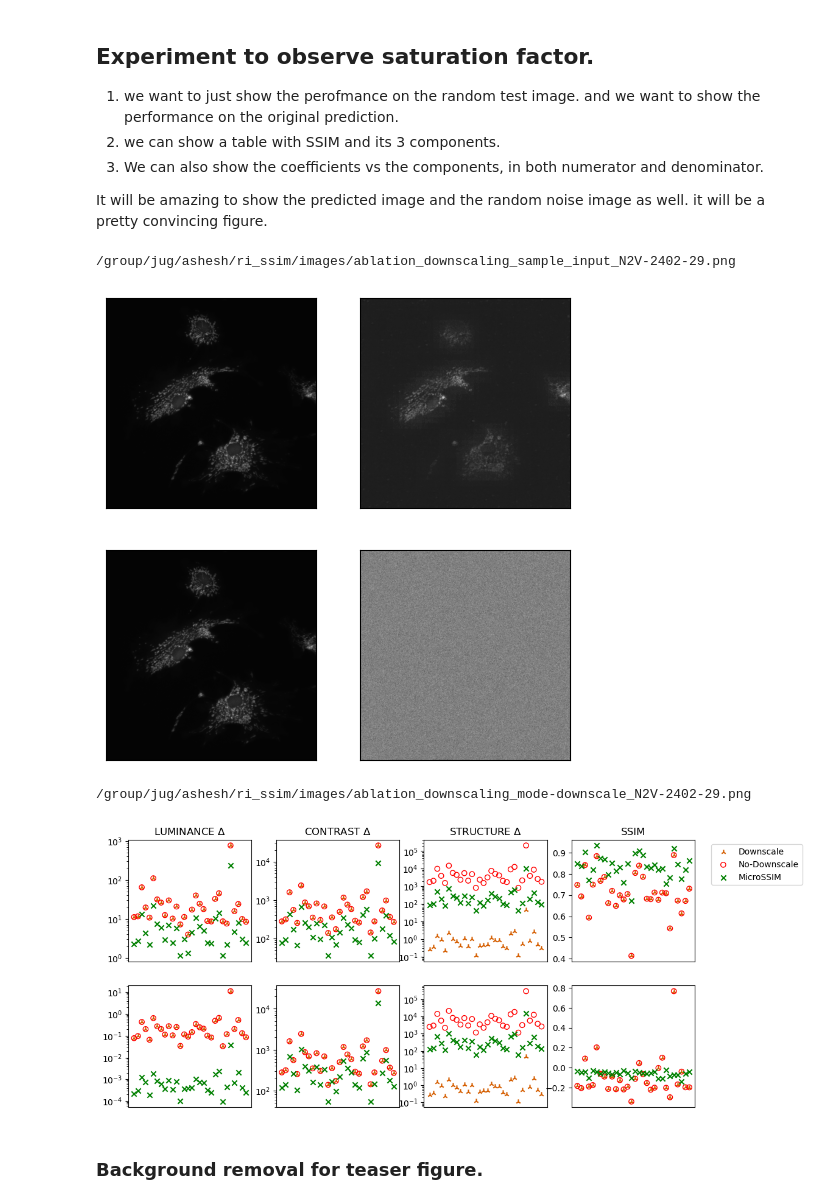
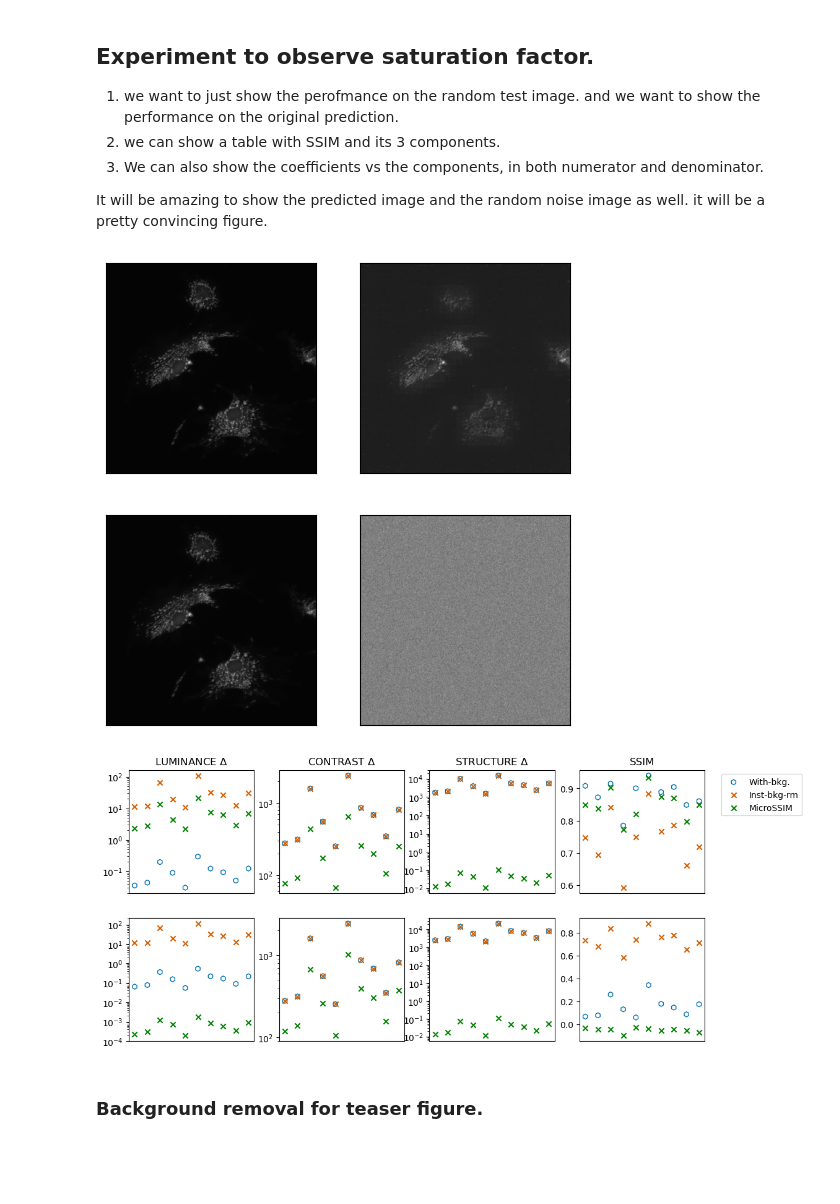
Before and after one commit to juglab/MicroSSIM, a Jupyter notebook: notebooks/Evaluate.ipynb, the cells around one changed output. Cells and saved outputs as stored; diff of their text form; code cells hidden in the pictures; blank space fills up the shorter version.

```diff
--- a/notebooks/Evaluate.ipynb
+++ b/notebooks/Evaluate.ipynb
@@ -43,7 +43,7 @@ noisy_gt_path = '/group/jug/ashesh/data/ventura_gigascience/mito-60x-noise2-lows
 # pred_path = '/group/jug/ashesh/downloads/Mito_pred.tif'
 # noisy_gt_path = gt_path
 # %%
-debug_mode = False
+debug_mode = True
 gt = load_tiff(gt_path)
 pred = load_tiff(pred_path)
 gt_lowsnr = load_tiff(noisy_gt_path)
@@ -93,19 +93,23 @@ def _normalize_random(rand_img):
 ## Obtain dataset level scaling factor
 # %%
 from ri_ssim.ri_ssim import get_transformation_params
+gt_all_norm = gt - BACKGROUND_OFFSET_TARGET
+all_max = gt_all_norm.max()
+normalizer = MaxNormalizer(all_max)
+gt_all_norm = normalizer.normalize(gt_all_norm)
+
 def microSSIM_pred_norm(data):
     data = data - BACKGROUND_OFFSET_PREDICTION
-    return data
+    # return data
+    return normalizer.normalize(data)
 
 def microSSIM_gt_norm(data):
     data = data - BACKGROUND_OFFSET_TARGET
-    return data
+    # return data
+    return normalizer.normalize(data)
 
 
-gt_all_norm = microSSIM_gt_norm(gt)
 pred_all_norm = microSSIM_pred_norm(pred)
-all_max = gt_all_norm.max()
-normalizer = MaxNormalizer(all_max)
 
 MICROSSIM_SCALE = get_transformation_params(gt_all_norm[::4], pred_all_norm[::4])
 MICROSSIM_SCALE
@@ -755,11 +759,26 @@ def get_multiplicative_factor_to_C(ssim_dict):
     return luminance_factors, contrast_factors, structure_factors
 
 
+# def _saturation_ablation_normalization(norm_mode, img, bkg_remove_fn):
+#     if norm_mode in ['microSSIM', 'no_downscale']:
+#         img_out = bkg_remove_fn(img)
+#     elif norm_mode == 'downscale':
+#         img_out = normalizer.normalize(bkg_remove_fn(img))
+#     elif norm_mode == 'no_bkg_rmv':
+#         img_out = img
+#     elif norm_mode == 'instance_pred_bkg_rmv':
+#         img_out = img - np.percentile(img, BACKGROUND_PERCENTILE, keepdims=False)
+#     else:
+#         raise ValueError(f'Invalid value for norm_mode: {norm_mode}')
+#     return img_out
 def _saturation_ablation_normalization(norm_mode, img, bkg_remove_fn):
-    if norm_mode in ['microSSIM', 'no_downscale']:
+    if norm_mode == 'microSSIM':
         img_out = bkg_remove_fn(img)
+    elif norm_mode in ['no_downscale','microSSIM_no_downscale']:
+        img_out = img - BACKGROUND_OFFSET_TARGET
+        assert abs(BACKGROUND_OFFSET_TARGET - BACKGROUND_OFFSET_PREDICTION) < 2, 'Change this logic then, you are assuming both are same'
     elif norm_mode == 'downscale':
-        img_out = normalizer.normalize(bkg_remove_fn(img))
+        img_out = bkg_remove_fn(img)
     elif norm_mode == 'no_bkg_rmv':
         img_out = img
     elif norm_mode == 'instance_pred_bkg_rmv':
@@ -770,7 +789,7 @@ def _saturation_ablation_normalization(norm_mode, img, bkg_remove_fn):
 # %%
 correct_pred_factorsdict = defaultdict(lambda: defaultdict(list))
 random_pred_factorsdict = defaultdict(lambda: defaultdict(list))#defaultdict(list)
-nsamples =30
+nsamples =10
 for norm_mode in ['no_bkg_rmv','instance_pred_bkg_rmv', 'no_downscale', 'downscale', 'microSSIM']:
     for idx in tqdm(range(nsamples)):
         gt_norm_mode = norm_mode
@@ -827,12 +846,11 @@ if save_to_file:
     print(fpath)
     plt.savefig(fpath, dpi=200)
 # %% [output]
-/group/jug/ashesh/ri_ssim/images/ablation_downscaling_sample_input_N2V-2402-29.png
 [figure]
 # %%
 from matplotlib.ticker import FormatStrFormatter
 import pandas as pd
-mode = 'downscale'
+mode = 'background' # 'downscale
 assert mode in ['background', 'downscale']
 _,ax = plt.subplots(figsize=(4*img_sz,1.9*img_sz),ncols=4,nrows=2)
 
@@ -868,35 +886,34 @@ for col_ix, key in enumerate(['luminance', 'contrast', 'structure', 'SSIM']):
     df = pd.DataFrame(random_pred_factorsdict['microSSIM'][key]).min(axis=1)
     ax[1,col_ix].scatter(df.index, df.values, label='MicroSSIM', color='green', marker='x')
 
     if key != 'SSIM':
         ax[0,col_ix].set_title(key.upper() + f' $\\Delta$', fontsize=12)
     else:
         ax[0,col_ix].set_title(key.upper(), fontsize=12)
 
     if key != 'SSIM':
         ax[0,col_ix].set_yscale('log')
         ax[1,col_ix].set_yscale('log')
 
 # handles, labels = ax[0,0].get_legend_handles_labels()
 # order = [1,0,2]
 # ax[0,0].legend([handles[idx] for idx in order],[labels[idx] for idx in order], loc='upper left', fontsize=10)
 # ax[0,3].legend(loc='lower right', fontsize=10)
 ax[0,3].legend(bbox_to_anchor=(1.1,1.0))
 for i in range(2):
     for j in range(4):
         ax[i,j].tick_params(axis='x',which='both',bottom=False, top=False,labelbottom=False)
 
 # ax[0,0].legend(loc='upper left', fontsize=10)
 # plt.tight_layout()
 if save_to_file:
     postfix= os.path.basename(gt_path).replace('gt-','').replace('.tif','.png')
     fname = f'ablation_downscaling_mode-{mode}_{postfix}'
     fpath = os.path.join('/group/jug/ashesh/ri_ssim/images', fname)
     print(fpath)
     plt.savefig(fpath, dpi=200)
 # %% [output]
-/group/jug/ashesh/ri_ssim/images/ablation_downscaling_mode-downscale_N2V-2402-29.png
-[figure, old version]
+[figure, new version]
 # %% [markdown]
 ### Background removal for teaser figure.
 # %%
```
Also changed, not shown: parts of 12 cells of this notebook.
